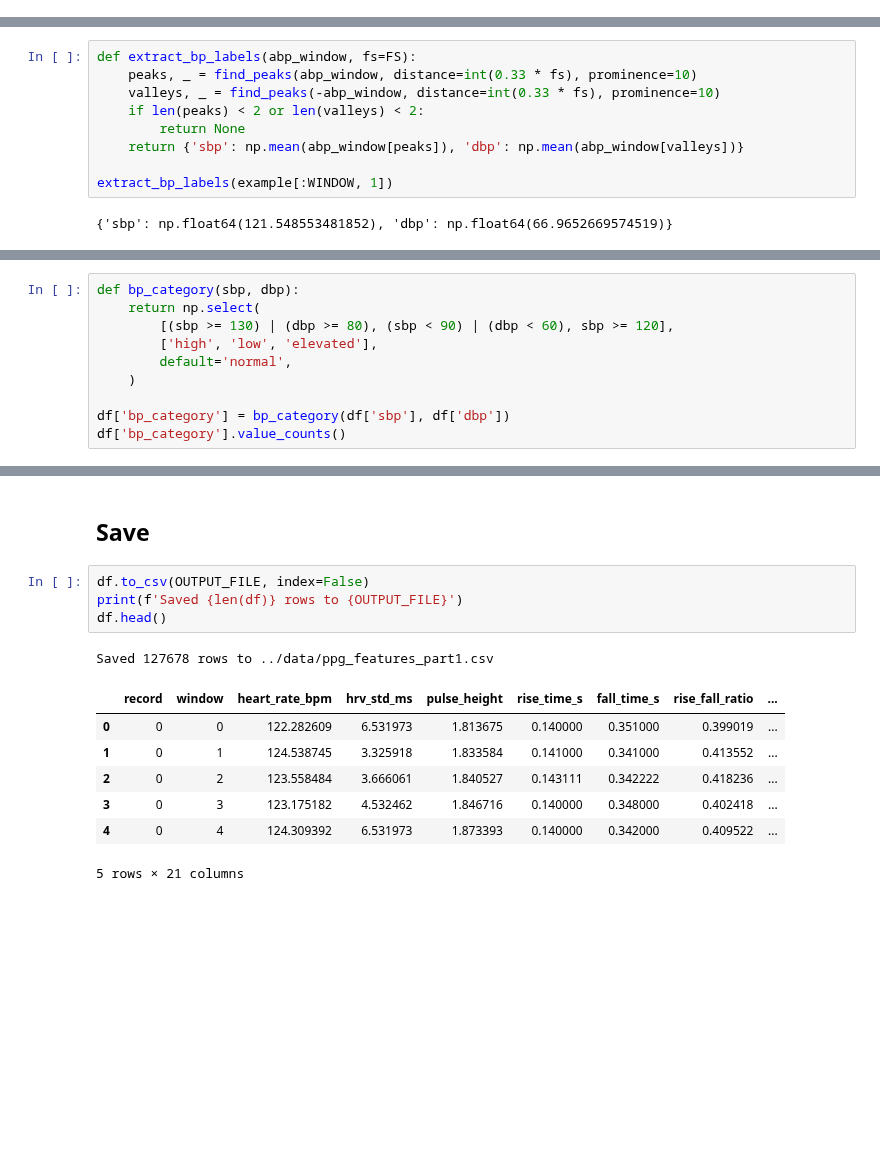
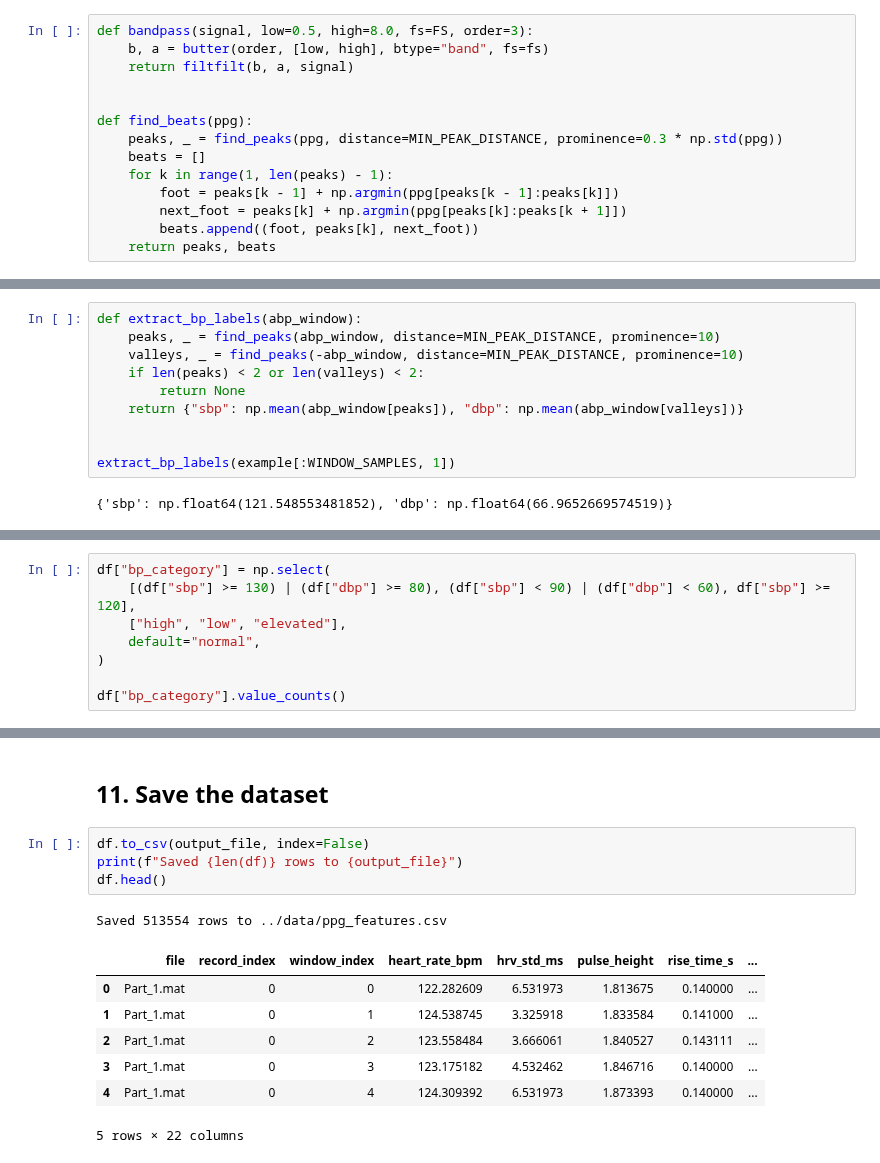
Before and after one commit to Break-Through-Tech/Microsoft-1A-educational-blood-pressure-estimation, a Jupyter notebook: notebooks/ppg_feature_extraction.ipynb, the cells around one changed output, grey strips where cells are left out. Drawn from its saved outputs; the diff is of its cells as text; blank space fills up the shorter version.

```diff
--- a/notebooks/ppg_feature_extraction.ipynb
+++ b/notebooks/ppg_feature_extraction.ipynb
@@ -51 +52,15 @@ First recording shape: (61000, 3)
+# %%
+def bandpass(signal, low=0.5, high=8.0, fs=FS, order=3):
+    b, a = butter(order, [low, high], btype="band", fs=fs)
+    return filtfilt(b, a, signal)
+
+
+def find_beats(ppg):
+    peaks, _ = find_peaks(ppg, distance=MIN_PEAK_DISTANCE, prominence=0.3 * np.std(ppg))
+    beats = []
+    for k in range(1, len(peaks) - 1):
+        foot = peaks[k - 1] + np.argmin(ppg[peaks[k - 1]:peaks[k]])
+        next_foot = peaks[k] + np.argmin(ppg[peaks[k]:peaks[k + 1]])
+        beats.append((foot, peaks[k], next_foot))
+    return peaks, beats
 # %%
@@ -165,12 +168,13 @@ For each window, SBP is the average of the ABP peaks and DBP is the average of t
 # %%
-def extract_bp_labels(abp_window, fs=FS):
-    peaks, _ = find_peaks(abp_window, distance=int(0.33 * fs), prominence=10)
-    valleys, _ = find_peaks(-abp_window, distance=int(0.33 * fs), prominence=10)
+def extract_bp_labels(abp_window):
+    peaks, _ = find_peaks(abp_window, distance=MIN_PEAK_DISTANCE, prominence=10)
+    valleys, _ = find_peaks(-abp_window, distance=MIN_PEAK_DISTANCE, prominence=10)
     if len(peaks) < 2 or len(valleys) < 2:
         return None
-    return {'sbp': np.mean(abp_window[peaks]), 'dbp': np.mean(abp_window[valleys])}
+    return {"sbp": np.mean(abp_window[peaks]), "dbp": np.mean(abp_window[valleys])}
 
-extract_bp_labels(example[:WINDOW, 1])
+
+extract_bp_labels(example[:WINDOW_SAMPLES, 1])
 # %% [output]
 {'sbp': np.float64(121.548553481852), 'dbp': np.float64(66.9652669574519)}
 # %% [markdown]
@@ -278,12 +298,10 @@ A category column is also added for classification. The thresholds are the commo
 # %%
-def bp_category(sbp, dbp):
-    return np.select(
-        [(sbp >= 130) | (dbp >= 80), (sbp < 90) | (dbp < 60), sbp >= 120],
-        ['high', 'low', 'elevated'],
-        default='normal',
-    )
+df["bp_category"] = np.select(
+    [(df["sbp"] >= 130) | (df["dbp"] >= 80), (df["sbp"] < 90) | (df["dbp"] < 60), df["sbp"] >= 120],
+    ["high", "low", "elevated"],
+    default="normal",
+)
 
-df['bp_category'] = bp_category(df['sbp'], df['dbp'])
-df['bp_category'].value_counts()
+df["bp_category"].value_counts()
 # %% [output]
 bp_category
@@ -330,15 +352,15 @@ corr.reindex(corr['sbp'].abs().sort_values(ascending=False).index).round(2)
 # %% [markdown]
-## Save
+## 11. Save the dataset
 # %%
-df.to_csv(OUTPUT_FILE, index=False)
-print(f'Saved {len(df)} rows to {OUTPUT_FILE}')
+df.to_csv(output_file, index=False)
+print(f"Saved {len(df)} rows to {output_file}")
 df.head()
 # %% [output]
-Saved 127678 rows to ../data/ppg_features_part1.csv
+Saved 513554 rows to ../data/ppg_features.csv
-|  | record | window | heart_rate_bpm | hrv_std_ms | pulse_height | rise_time_s | fall_time_s | rise_fall_ratio | ... |
-| 0 | 0 | 0 | 122.282609 | 6.531973 | 1.813675 | 0.140000 | 0.351000 | 0.399019 | ... |
-| 1 | 0 | 1 | 124.538745 | 3.325918 | 1.833584 | 0.141000 | 0.341000 | 0.413552 | ... |
-| 2 | 0 | 2 | 123.558484 | 3.666061 | 1.840527 | 0.143111 | 0.342222 | 0.418236 | ... |
-| 3 | 0 | 3 | 123.175182 | 4.532462 | 1.846716 | 0.140000 | 0.348000 | 0.402418 | ... |
-| 4 | 0 | 4 | 124.309392 | 6.531973 | 1.873393 | 0.140000 | 0.342000 | 0.409522 | ... |
+|  | file | record_index | window_index | heart_rate_bpm | hrv_std_ms | pulse_height | rise_time_s | ... |
+| 0 | Part_1.mat | 0 | 0 | 122.282609 | 6.531973 | 1.813675 | 0.140000 | ... |
+| 1 | Part_1.mat | 0 | 1 | 124.538745 | 3.325918 | 1.833584 | 0.141000 | ... |
+| 2 | Part_1.mat | 0 | 2 | 123.558484 | 3.666061 | 1.840527 | 0.143111 | ... |
+| 3 | Part_1.mat | 0 | 3 | 123.175182 | 4.532462 | 1.846716 | 0.140000 | ... |
+| 4 | Part_1.mat | 0 | 4 | 124.309392 | 6.531973 | 1.873393 | 0.140000 | ... |
-5 rows × 21 columns
+5 rows × 22 columns
```
Also changed, not shown: parts of 30 cells of this notebook.
